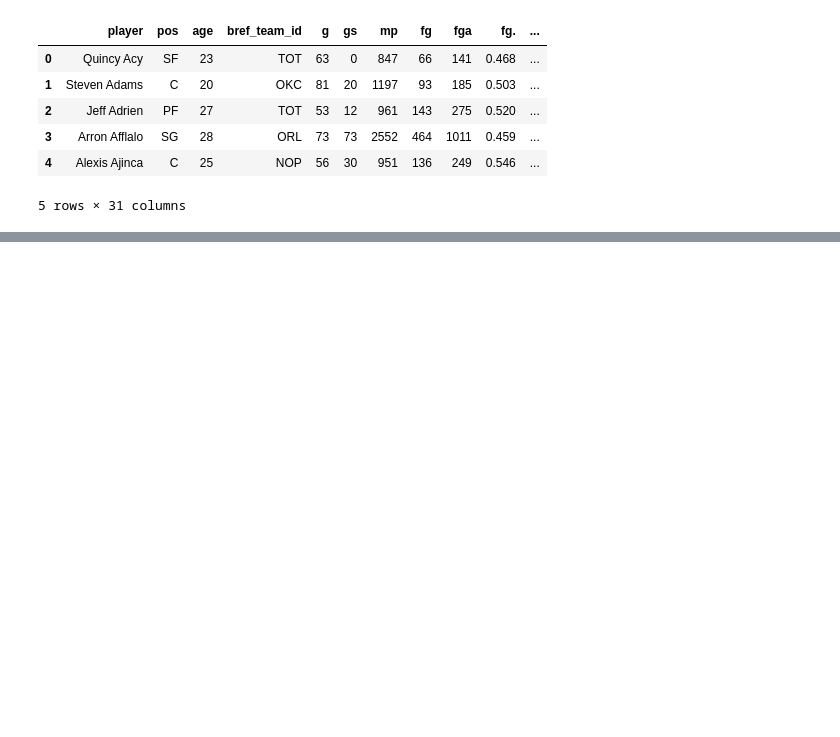
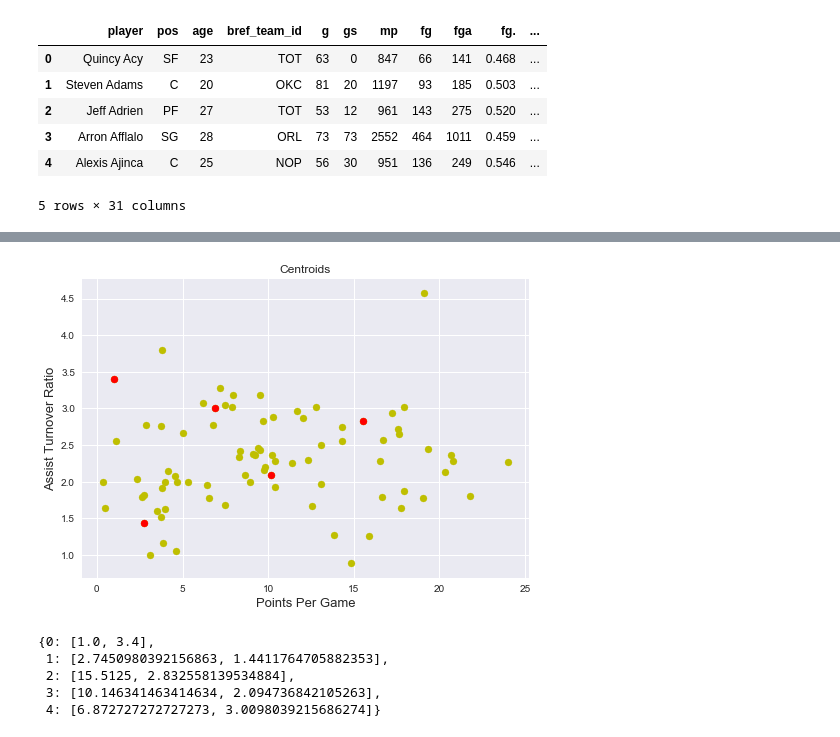
Before and after one commit to hayHarv/jupyterNotes, a Jupyter notebook: K-Means part deux.ipynb, the cells around one changed output, grey strips where cells are left out. Cells and saved outputs as stored; diff of their text form; code cells hidden in the pictures; blank space fills up the shorter version.

```diff
--- a/K-Means part deux.ipynb
+++ b/K-Means part deux.ipynb
@@ -49,0 +78,49 @@ See the caveats in the documentation: http://pandas.pydata.org/pandas-docs/stabl
+# %%
+num_clusters = 5
+# Use numpy's random function to generate a list, length: num_clusters, of indices
+random_initial_points = np.random.choice(point_guards.index, size=num_clusters)
+# Use the random indices to create the centroids
+centroids = point_guards.loc[random_initial_points]
+# %%
+# plot centroids to see where they randomly showed up
+plt.scatter(point_guards['ppg'], point_guards['atr'], c='y')
+plt.scatter(centroids['ppg'], centroids['atr'], c='red')
+plt.title("Centroids")
+plt.xlabel('Points Per Game', fontsize=13)
+plt.ylabel('Assist Turnover Ratio', fontsize=13)
+plt.show()
+# %% [output]
+[figure, added]
+# %%
+"""
+Now we can add the centroids to a dictionary to identify unique clusters--
+this will allow each centroid to be evaluated iteratively
+
+It also allows us to use centroids that are not just the coordinates of a
+player, so we can locate clusters around arbitrary points.
+
+"""
+
+def centroids_to_dict(centroids):
+    dictionary = dict()
+    # iterating counter we use to generate a cluster_id
+    counter = 0
+
+    # iterate a pandas data frame row-wise using .iterrows()
+    for index, row in centroids.iterrows():
+        coordinates = [row['ppg'], row['atr']]
+        dictionary[counter] = coordinates
+        counter += 1
+
+    return dictionary
+
+centroids_dict = centroids_to_dict(centroids)
+import pprint
+
+pprint.pprint(centroids_dict)
+# %% [output]
+{0: [1.0, 3.4],
+ 1: [2.7450980392156863, 1.4411764705882353],
+ 2: [15.5125, 2.832558139534884],
+ 3: [10.146341463414634, 2.094736842105263],
+ 4: [6.872727272727273, 3.0098039215686274]}
```
Also changed, not shown: parts of 11 cells of this notebook, 1 other file.
